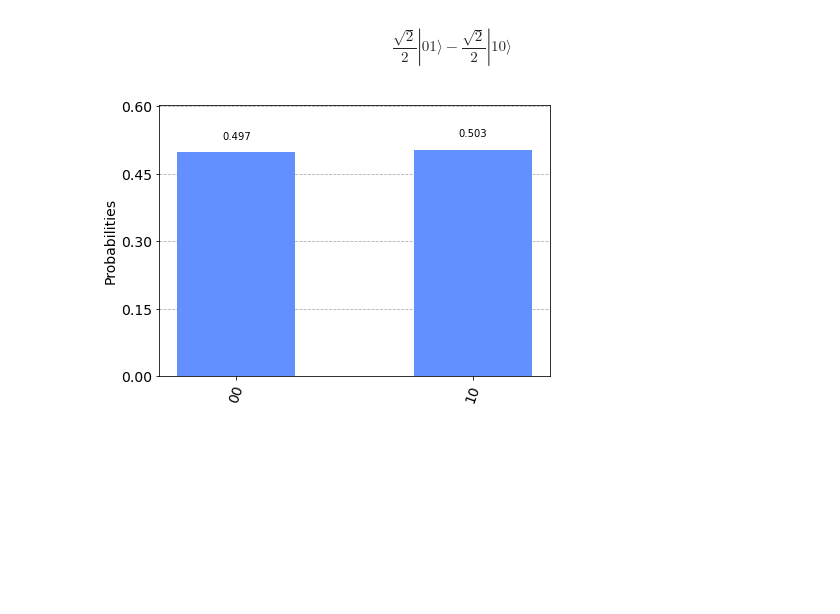
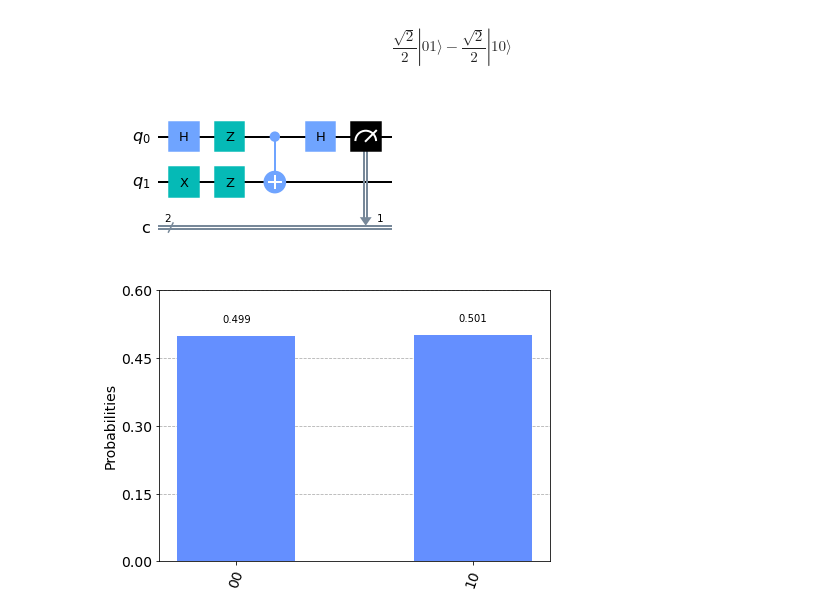
Before and after one commit to brunopacheco1/testing-qiskit, a Jupyter notebook: bell_states.ipynb, the cells around one changed output. Cells and saved outputs as stored; diff of their text form; code cells hidden in the pictures; blank space fills up the shorter version.

```diff
--- a/bell_states.ipynb
+++ b/bell_states.ipynb
@@ -80,9 +80,13 @@ state_bell_state_4 = state_bell_state_4.evolve(circuit_bell_state_4)
 state_bell_state_4.draw('latex')
 # %% [output]
 $$\frac{\sqrt{2}}{2} |01\rangle- \frac{\sqrt{2}}{2} |10\rangle$$
+# %%
+circuit_bell_state_4.measure(0, 1)
+circuit_bell_state_4.draw('mpl')
+# %% [output]
+[figure, added]
 # %%
-circuit_bell_state_4.measure(0, 1)
 result_bell_state_4 = execute(circuit_bell_state_4, backend = backend).result()
 plot_histogram(result_bell_state_4.get_counts(circuit_bell_state_4))
 # %% [output]
-[figure, old version]
+[figure, new version]
```
Also changed, not shown: parts of 3 cells of this notebook, 5 other files.
